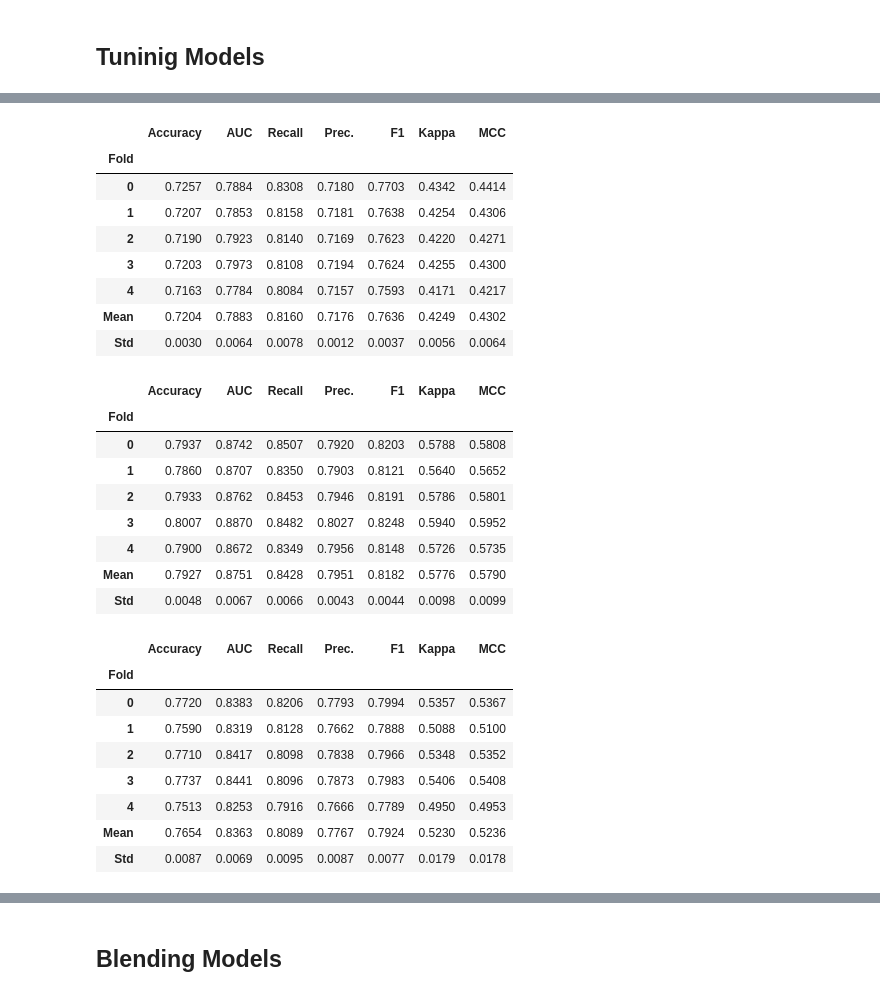
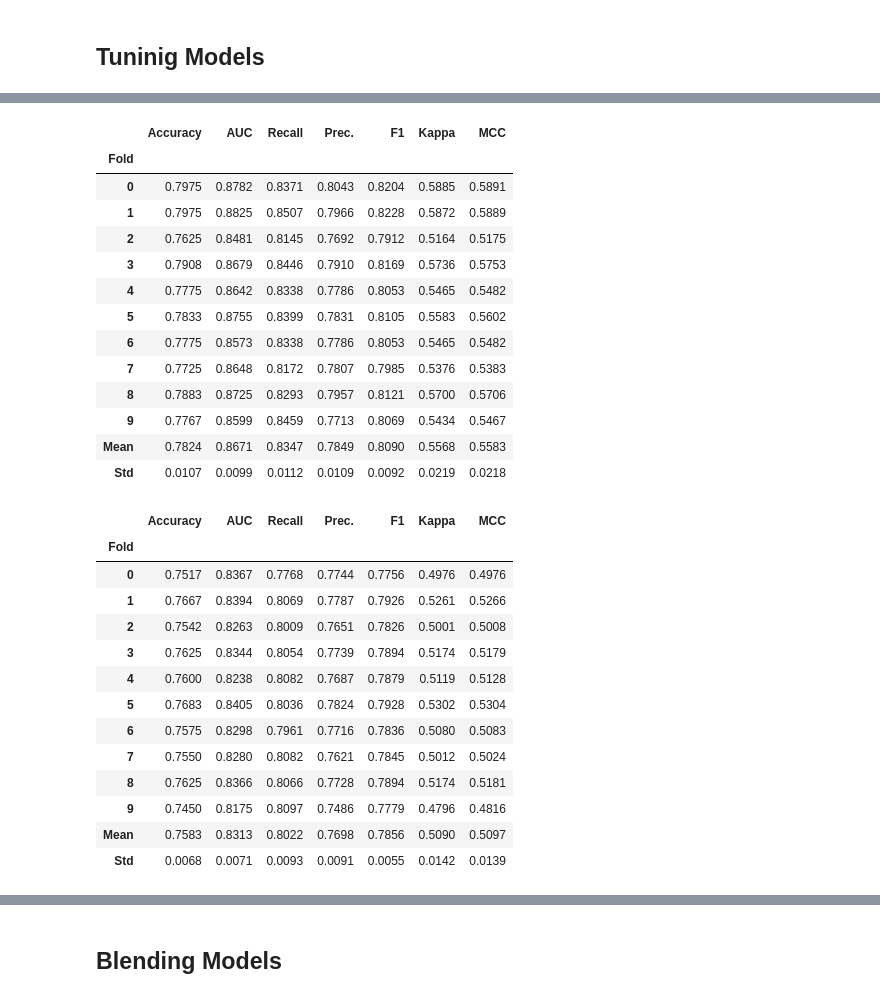
Before and after one commit to Bae-hong-seob/Dacon-SWuniversity-competition, a Jupyter notebook: Dolphin/base_pycaret.ipynb, the cells around one changed output, grey strips where cells are left out. Drawn from its saved outputs; the diff is of its cells as text; code cells hidden in the pictures.

```diff
--- a/Dolphin/base_pycaret.ipynb
+++ b/Dolphin/base_pycaret.ipynb
@@ -702,37 +727,37 @@ model_et = tune_model(model_et, fold=5, optimize = 'AUC', choose_better = True)
 # %%
-model_rf = tune_model(model_rf, fold=5, optimize = 'AUC', choose_better = True)
+model_rf = tune_model(model_rf, search_library = 'scikit-optimize', optimize = 'AUC', choose_better = True)
-# %% [output]
-|  | Accuracy | AUC | Recall | Prec. | F1 | Kappa | MCC |
-| Fold |  |  |  |  |  |  |  |
-| 0 | 0.7257 | 0.7884 | 0.8308 | 0.7180 | 0.7703 | 0.4342 | 0.4414 |
-| 1 | 0.7207 | 0.7853 | 0.8158 | 0.7181 | 0.7638 | 0.4254 | 0.4306 |
-| 2 | 0.7190 | 0.7923 | 0.8140 | 0.7169 | 0.7623 | 0.4220 | 0.4271 |
-| 3 | 0.7203 | 0.7973 | 0.8108 | 0.7194 | 0.7624 | 0.4255 | 0.4300 |
-| 4 | 0.7163 | 0.7784 | 0.8084 | 0.7157 | 0.7593 | 0.4171 | 0.4217 |
-| Mean | 0.7204 | 0.7883 | 0.8160 | 0.7176 | 0.7636 | 0.4249 | 0.4302 |
-| Std | 0.0030 | 0.0064 | 0.0078 | 0.0012 | 0.0037 | 0.0056 | 0.0064 |
 # %%
-model_cat = tune_model(model_cat, fold=5, optimize = 'AUC', choose_better = True)
+model_cat = tune_model(model_cat, optimize = 'AUC', choose_better = True)
 # %% [output]
 |  | Accuracy | AUC | Recall | Prec. | F1 | Kappa | MCC |
 | Fold |  |  |  |  |  |  |  |
-| 0 | 0.7937 | 0.8742 | 0.8507 | 0.7920 | 0.8203 | 0.5788 | 0.5808 |
-| 1 | 0.7860 | 0.8707 | 0.8350 | 0.7903 | 0.8121 | 0.5640 | 0.5652 |
-| 2 | 0.7933 | 0.8762 | 0.8453 | 0.7946 | 0.8191 | 0.5786 | 0.5801 |
-| 3 | 0.8007 | 0.8870 | 0.8482 | 0.8027 | 0.8248 | 0.5940 | 0.5952 |
-| 4 | 0.7900 | 0.8672 | 0.8349 | 0.7956 | 0.8148 | 0.5726 | 0.5735 |
-| Mean | 0.7927 | 0.8751 | 0.8428 | 0.7951 | 0.8182 | 0.5776 | 0.5790 |
-| Std | 0.0048 | 0.0067 | 0.0066 | 0.0043 | 0.0044 | 0.0098 | 0.0099 |
+| 0 | 0.7975 | 0.8782 | 0.8371 | 0.8043 | 0.8204 | 0.5885 | 0.5891 |
+| 1 | 0.7975 | 0.8825 | 0.8507 | 0.7966 | 0.8228 | 0.5872 | 0.5889 |
+| 2 | 0.7625 | 0.8481 | 0.8145 | 0.7692 | 0.7912 | 0.5164 | 0.5175 |
+| 3 | 0.7908 | 0.8679 | 0.8446 | 0.7910 | 0.8169 | 0.5736 | 0.5753 |
+| 4 | 0.7775 | 0.8642 | 0.8338 | 0.7786 | 0.8053 | 0.5465 | 0.5482 |
+| 5 | 0.7833 | 0.8755 | 0.8399 | 0.7831 | 0.8105 | 0.5583 | 0.5602 |
+| 6 | 0.7775 | 0.8573 | 0.8338 | 0.7786 | 0.8053 | 0.5465 | 0.5482 |
+| 7 | 0.7725 | 0.8648 | 0.8172 | 0.7807 | 0.7985 | 0.5376 | 0.5383 |
+| 8 | 0.7883 | 0.8725 | 0.8293 | 0.7957 | 0.8121 | 0.5700 | 0.5706 |
+| 9 | 0.7767 | 0.8599 | 0.8459 | 0.7713 | 0.8069 | 0.5434 | 0.5467 |
+| Mean | 0.7824 | 0.8671 | 0.8347 | 0.7849 | 0.8090 | 0.5568 | 0.5583 |
+| Std | 0.0107 | 0.0099 | 0.0112 | 0.0109 | 0.0092 | 0.0219 | 0.0218 |
 # %%
-model_lgbm = tune_model(model_lgbm, fold=5, optimize = 'AUC', choose_better = True)
+model_lgbm = tune_model(model_lgbm, optimize = 'AUC', choose_better = True)
 # %% [output]
 |  | Accuracy | AUC | Recall | Prec. | F1 | Kappa | MCC |
 | Fold |  |  |  |  |  |  |  |
-| 0 | 0.7720 | 0.8383 | 0.8206 | 0.7793 | 0.7994 | 0.5357 | 0.5367 |
-| 1 | 0.7590 | 0.8319 | 0.8128 | 0.7662 | 0.7888 | 0.5088 | 0.5100 |
-| 2 | 0.7710 | 0.8417 | 0.8098 | 0.7838 | 0.7966 | 0.5348 | 0.5352 |
-| 3 | 0.7737 | 0.8441 | 0.8096 | 0.7873 | 0.7983 | 0.5406 | 0.5408 |
-| 4 | 0.7513 | 0.8253 | 0.7916 | 0.7666 | 0.7789 | 0.4950 | 0.4953 |
-| Mean | 0.7654 | 0.8363 | 0.8089 | 0.7767 | 0.7924 | 0.5230 | 0.5236 |
-| Std | 0.0087 | 0.0069 | 0.0095 | 0.0087 | 0.0077 | 0.0179 | 0.0178 |
+| 0 | 0.7517 | 0.8367 | 0.7768 | 0.7744 | 0.7756 | 0.4976 | 0.4976 |
+| 1 | 0.7667 | 0.8394 | 0.8069 | 0.7787 | 0.7926 | 0.5261 | 0.5266 |
+| 2 | 0.7542 | 0.8263 | 0.8009 | 0.7651 | 0.7826 | 0.5001 | 0.5008 |
+| 3 | 0.7625 | 0.8344 | 0.8054 | 0.7739 | 0.7894 | 0.5174 | 0.5179 |
+| 4 | 0.7600 | 0.8238 | 0.8082 | 0.7687 | 0.7879 | 0.5119 | 0.5128 |
+| 5 | 0.7683 | 0.8405 | 0.8036 | 0.7824 | 0.7928 | 0.5302 | 0.5304 |
+| 6 | 0.7575 | 0.8298 | 0.7961 | 0.7716 | 0.7836 | 0.5080 | 0.5083 |
+| 7 | 0.7550 | 0.8280 | 0.8082 | 0.7621 | 0.7845 | 0.5012 | 0.5024 |
+| 8 | 0.7625 | 0.8366 | 0.8066 | 0.7728 | 0.7894 | 0.5174 | 0.5181 |
+| 9 | 0.7450 | 0.8175 | 0.8097 | 0.7486 | 0.7779 | 0.4796 | 0.4816 |
+| Mean | 0.7583 | 0.8313 | 0.8022 | 0.7698 | 0.7856 | 0.5090 | 0.5097 |
+| Std | 0.0068 | 0.0071 | 0.0093 | 0.0091 | 0.0055 | 0.0142 | 0.0139 |
 # %%
```
Also changed, not shown: parts of 21 cells of this notebook, 1 other file.
